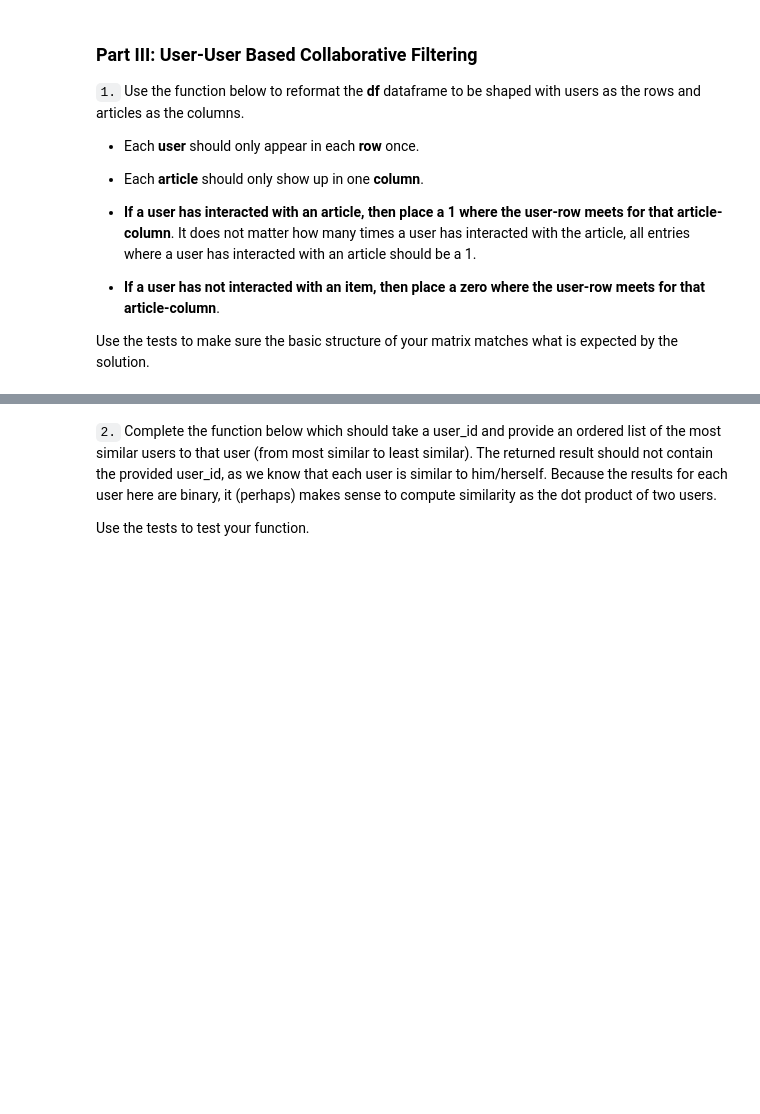
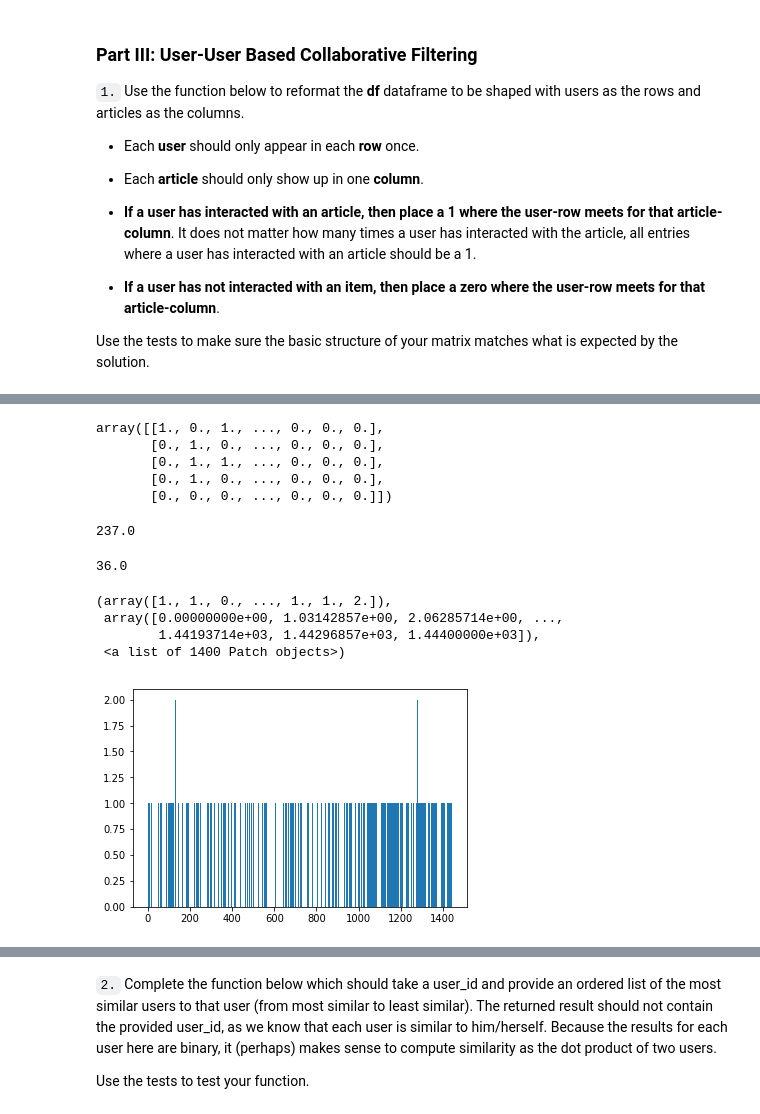
Before and after one commit to ania4data/IBM_recommendation_system, a Jupyter notebook: Recommendations_with_IBM.ipynb, the cells around one changed output, grey strips where cells are left out. Drawn from its saved outputs; the diff is of its cells as text; code cells hidden in the pictures; blank space fills up the shorter version.

```diff
--- a/Recommendations_with_IBM.ipynb
+++ b/Recommendations_with_IBM.ipynb
@@ -665,3 +813,27 @@ user_item = create_user_item_matrix(df)
+# %%
+user_item_matrix[0:5,:]
+# %% [output]
+array([[1., 0., 1., ..., 0., 0., 0.],
+       [0., 1., 0., ..., 0., 0., 0.],
+       [0., 1., 1., ..., 0., 0., 0.],
+       [0., 1., 0., ..., 0., 0., 0.],
+       [0., 0., 0., ..., 0., 0., 0.]])
+# %%
+user_item.sum(axis=0)[1430]
+# %% [output]
+237.0
+# %%
+user_item.sum(axis=1)[1]
+# %% [output]
+36.0
+# %%
+plt.hist(df.article_id.unique(),bins=1400)
+# %% [output]
+(array([1., 1., 0., ..., 1., 1., 2.]),
+ array([0.00000000e+00, 1.03142857e+00, 2.06285714e+00, ...,
+        1.44193714e+03, 1.44296857e+03, 1.44400000e+03]),
+ <a list of 1400 Patch objects>)
+[figure, added]
 # %%
 ## Tests: You should just need to run this cell.  Don't change the code.
 assert user_item.shape[0] == 5149, "Oops!  The number of users in the user-article matrix doesn't look right."
```
Also changed, not shown: parts of 54 cells of this notebook.
